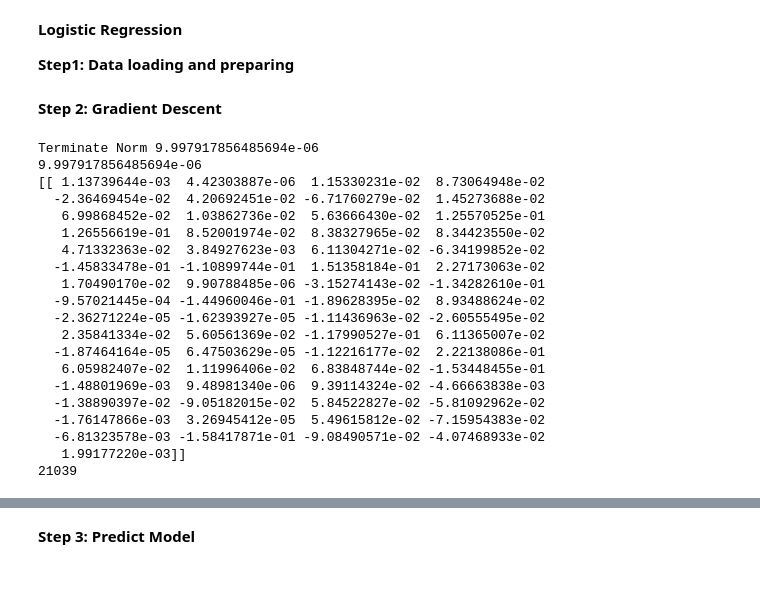
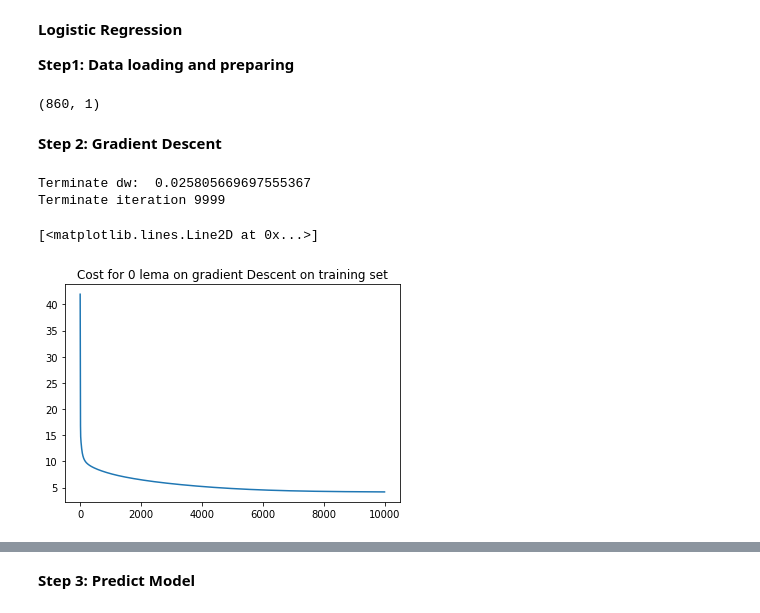
Before and after one commit to YangZiyi121/LR_A2, a Jupyter notebook: LogisticRegression.ipynb, the cells around one changed output, grey strips where cells are left out. Drawn from its saved outputs; the diff is of its cells as text; code cells hidden in the pictures; blank space fills up the shorter version.

```diff
--- a/LogisticRegression.ipynb
+++ b/LogisticRegression.ipynb
@@ -12,47 +12,38 @@ y_train_mat =np.mat(y_train).T
 y_test_mat = np.mat(y_test).T
 X_train = np.mat(np.c_[np.ones((X_train.shape[0],1)), X_train]) #add constant
 X_test = np.mat(np.c_[np.ones((X_test.shape[0],1)), X_test])
+print(y_train_mat.shape)
+# %% [output]
+(860, 1)
 # %% [markdown]
 **Step 2: Gradient Descent**
 # %%
 def gradientDescent(learningRate, lema, maxInter, epsilon):
     W = np.mat(np.random.randn(65,1)) #initial w
-
+    lostList = []
     for i in range(maxInter):
         H = 1/(1 + np.exp(-X_train * W))
         dw = (1/X_train.shape[0]) * X_train.T * (H - y_train_mat) + lema * W
-        #print(np.linalg.norm(dw, ord = 2))
         if(np.linalg.norm(dw, ord = 2) < epsilon):
             print("Terminate Norm", np.linalg.norm(dw, ord = 2))
             break
         else:
+            lost = (1/X_train.shape[0]) * (np.log(1 + np.exp(-X_train * W)).T @ y_train_mat + (1- y_train_mat).T @ np.log(1 + np.exp(X_train * W))) +  np.linalg.norm(W, ord = 2)
+            lostList.append(lost[0,0])
             W -= learningRate * dw
 
-    print(np.linalg.norm(dw))
-    print(W.T)
-    print(i)
-
-    return W
-
-W_0_1 = gradientDescent(learningRate = 0.005, lema = 0.1, maxInter = 100000, epsilon = 0.00001)
+    print("Terminate dw: ", np.linalg.norm(dw))
+    print("Terminate iteration", i)
+    return W,lostList
-# %% [output]
-Terminate Norm 9.997917856485694e-06
-9.997917856485694e-06
-[[ 1.13739644e-03  4.42303887e-06  1.15330231e-02  8.73064948e-02
-  -2.36469454e-02  4.20692451e-02 -6.71760279e-02  1.45273688e-02
-   6.99868452e-02  1.03862736e-02  5.63666430e-02  1.25570525e-01
-   1.26556619e-01  8.52001974e-02  8.38327965e-02  8.34423550e-02
-   4.71332363e-02  3.84927623e-03  6.11304271e-02 -6.34199852e-02
-  -1.45833478e-01 -1.10899744e-01  1.51358184e-01  2.27173063e-02
-   1.70490170e-02  9.90788485e-06 -3.15274143e-02 -1.34282610e-01
-  -9.57021445e-04 -1.44960046e-01 -1.89628395e-02  8.93488624e-02
-  -2.36271224e-05 -1.62393927e-05 -1.11436963e-02 -2.60555495e-02
-   2.35841334e-02  5.60561369e-02 -1.17990527e-01  6.11365007e-02
-  -1.87464164e-05  6.47503629e-05 -1.12216177e-02  2.22138086e-01
-   6.05982407e-02  1.11996406e-02  6.83848744e-02 -1.53448455e-01
-  -1.48801969e-03  9.48981340e-06  9.39114324e-02 -4.66663838e-03
-  -1.38890397e-02 -9.05182015e-02  5.84522827e-02 -5.81092962e-02
-  -1.76147866e-03  3.26945412e-05  5.49615812e-02 -7.15954383e-02
-  -6.81323578e-03 -1.58417871e-01 -9.08490571e-02 -4.07468933e-02
-   1.99177220e-03]]
-21039
+# %%
+#lema = 0
+W_0, lostList_0 = gradientDescent(learningRate = 0.005, lema = 0, maxInter = 10000, epsilon = 0.00001)
+#Figure of lost function
+import matplotlib.pyplot as plt
+plt.title('Cost for 0 lema on gradient Descent on training set')
+plt.plot(lostList_0)
+# %% [output]
+Terminate dw:  0.025805669697555367
+Terminate iteration 9999
+[<matplotlib.lines.Line2D at 0x...>]
+[figure, added]
```
Also changed, not shown: parts of 14 cells of this notebook, 1 other file.
